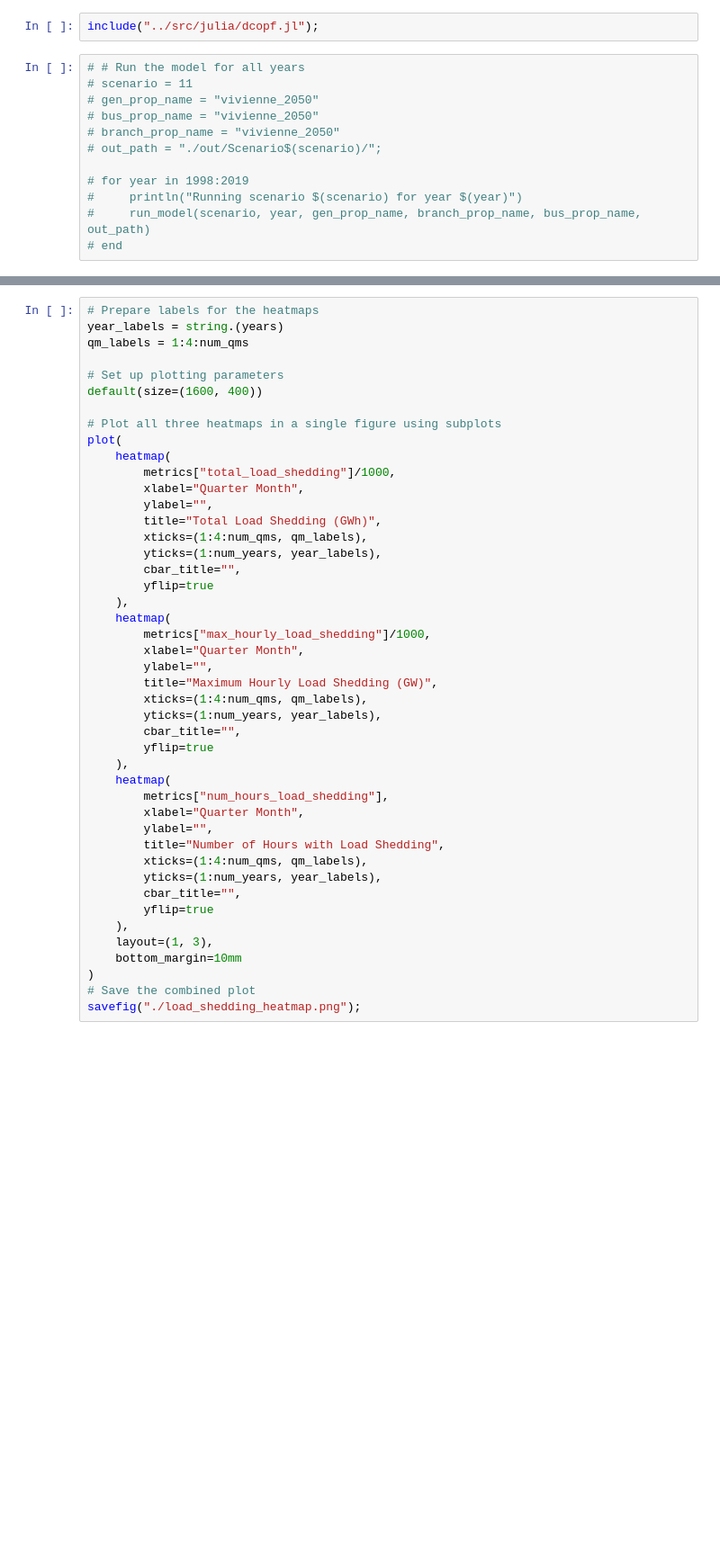
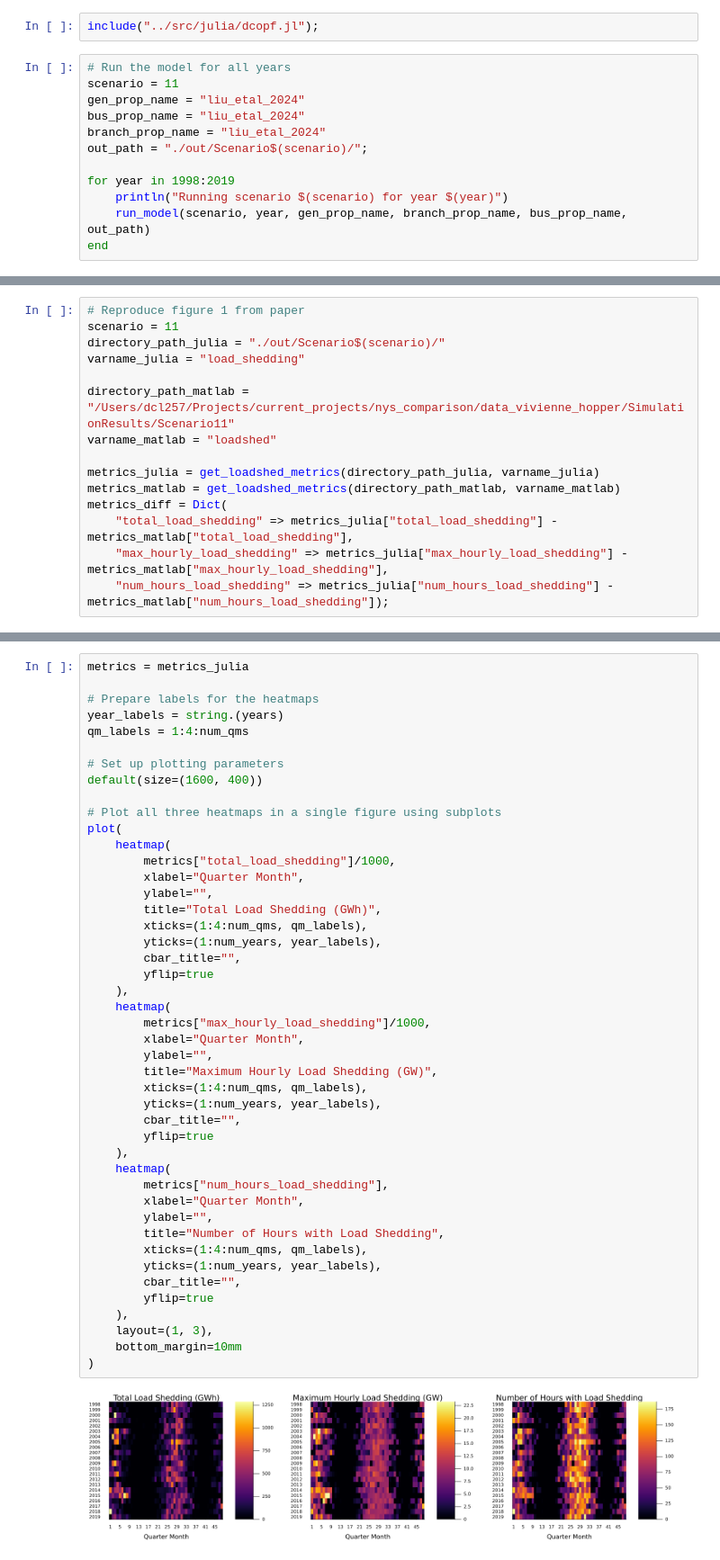
Before and after one commit to reyli4/acorn-julia, a Jupyter notebook: matlab_tests/matlab_tests.ipynb, the cells around one changed output, grey strips where cells are left out. Shown at 90% size. Drawn from its saved outputs; the diff is of its cells as text; blank space fills up the shorter version.

```diff
--- a/matlab_tests/matlab_tests.ipynb
+++ b/matlab_tests/matlab_tests.ipynb
@@ -6,15 +6,15 @@ using Measures
 # %%
 include("../src/julia/dcopf.jl");
 # %%
-# # Run the model for all years
-# scenario = 11
-# gen_prop_name = "vivienne_2050"
-# bus_prop_name = "vivienne_2050"
-# branch_prop_name = "vivienne_2050"
-# out_path = "./out/Scenario$(scenario)/";
+# Run the model for all years
+scenario = 11
+gen_prop_name = "liu_etal_2024"
+bus_prop_name = "liu_etal_2024"
+branch_prop_name = "liu_etal_2024"
+out_path = "./out/Scenario$(scenario)/";
 
-# for year in 1998:2019
-#     println("Running scenario $(scenario) for year $(year)")
-#     run_model(scenario, year, gen_prop_name, branch_prop_name, bus_prop_name, out_path)
-# end
+for year in 1998:2019
+    println("Running scenario $(scenario) for year $(year)")
+    run_model(scenario, year, gen_prop_name, branch_prop_name, bus_prop_name, out_path)
+end
 # %%
@@ -91,0 +91,15 @@ merge!(metrics, Dict(
+# %%
+# Reproduce figure 1 from paper
+scenario = 11
+directory_path_julia = "./out/Scenario$(scenario)/"
+varname_julia = "load_shedding"
+
+directory_path_matlab = "/Users/dcl257/Projects/current_projects/nys_comparison/data_vivienne_hopper/SimulationResults/Scenario11"
+varname_matlab = "loadshed"
+
+metrics_julia = get_loadshed_metrics(directory_path_julia, varname_julia)
+metrics_matlab = get_loadshed_metrics(directory_path_matlab, varname_matlab)
+metrics_diff = Dict(
+    "total_load_shedding" => metrics_julia["total_load_shedding"] - metrics_matlab["total_load_shedding"],
+    "max_hourly_load_shedding" => metrics_julia["max_hourly_load_shedding"] - metrics_matlab["max_hourly_load_shedding"],
+    "num_hours_load_shedding" => metrics_julia["num_hours_load_shedding"] - metrics_matlab["num_hours_load_shedding"]);
@@ -92,4 +180,6 @@ merge!(metrics, Dict(
 # %%
+metrics = metrics_julia
+
 # Prepare labels for the heatmaps
 year_labels = string.(years)
 qm_labels = 1:4:num_qms
@@ -105,32 +195,32 @@ plot(
         ylabel="",
         title="Total Load Shedding (GWh)",
         xticks=(1:4:num_qms, qm_labels),
         yticks=(1:num_years, year_labels),
         cbar_title="",
         yflip=true
     ),
     heatmap(
         metrics["max_hourly_load_shedding"]/1000,
         xlabel="Quarter Month",
         ylabel="",
         title="Maximum Hourly Load Shedding (GW)",
         xticks=(1:4:num_qms, qm_labels),
         yticks=(1:num_years, year_labels),
         cbar_title="",
         yflip=true
     ),
     heatmap(
         metrics["num_hours_load_shedding"],
         xlabel="Quarter Month",
         ylabel="",
         title="Number of Hours with Load Shedding",
         xticks=(1:4:num_qms, qm_labels),
         yticks=(1:num_years, year_labels),
         cbar_title="",
         yflip=true
     ),
     layout=(1, 3),
     bottom_margin=10mm
 )
-# Save the combined plot
-savefig("./load_shedding_heatmap.png");
+# %% [output]
+[figure, added]
```
Also changed, not shown: parts of 5 cells of this notebook, 7 other files.
